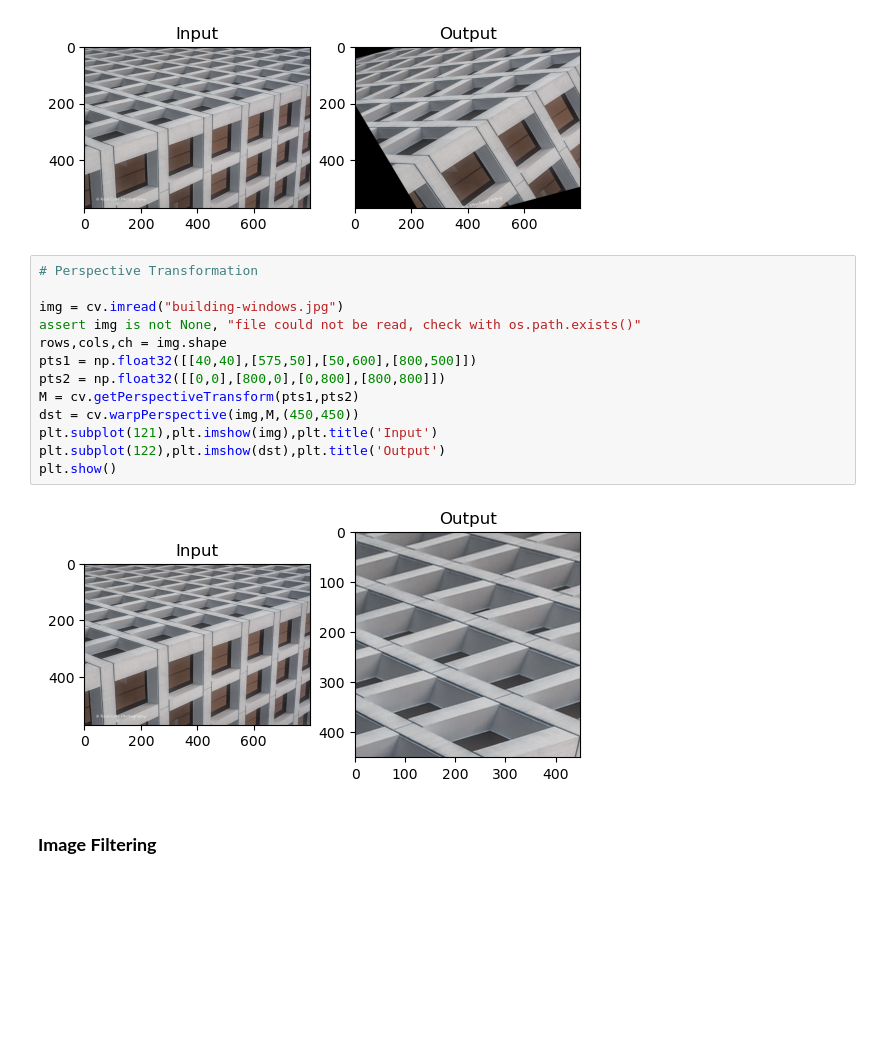
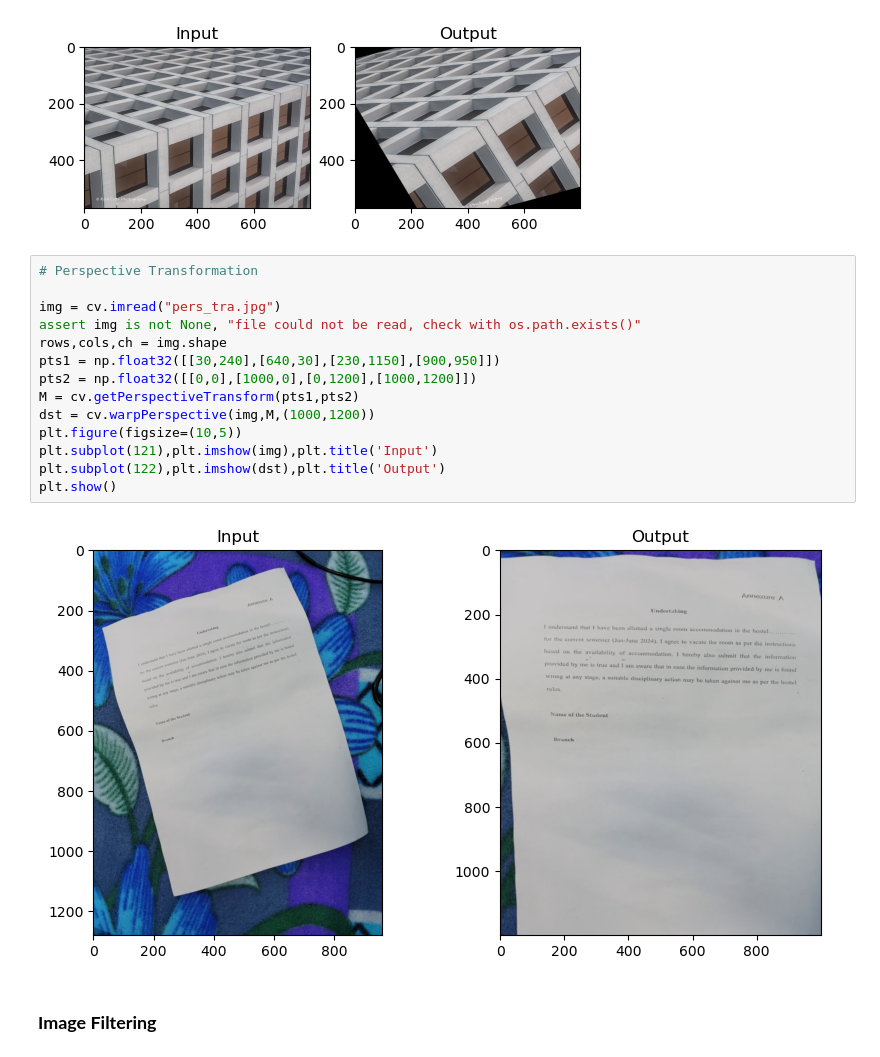
Before and after one commit to pra-sh-ant/Learning-OpenCV, a Jupyter notebook: Handson-4.ipynb, the cells around one changed output. Cells and saved outputs as stored; diff of their text form; blank space fills up the shorter version.

```diff
--- a/Handson-4.ipynb
+++ b/Handson-4.ipynb
@@ -60,18 +60,19 @@ plt.show()
 # %%
 # Perspective Transformation
 
-img = cv.imread("building-windows.jpg")
+img = cv.imread("pers_tra.jpg")
 assert img is not None, "file could not be read, check with os.path.exists()"
 rows,cols,ch = img.shape
-pts1 = np.float32([[40,40],[575,50],[50,600],[800,500]])
-pts2 = np.float32([[0,0],[800,0],[0,800],[800,800]])
+pts1 = np.float32([[30,240],[640,30],[230,1150],[900,950]])
+pts2 = np.float32([[0,0],[1000,0],[0,1200],[1000,1200]])
 M = cv.getPerspectiveTransform(pts1,pts2)
-dst = cv.warpPerspective(img,M,(450,450))
+dst = cv.warpPerspective(img,M,(1000,1200))
+plt.figure(figsize=(10,5))
 plt.subplot(121),plt.imshow(img),plt.title('Input')
 plt.subplot(122),plt.imshow(dst),plt.title('Output')
 plt.show()
 # %% [output]
-[figure, old version]
+[figure, new version]
 # %% [markdown]
 ### **Image Filtering**
 # %%
```
Also changed, not shown: 1 other file.
